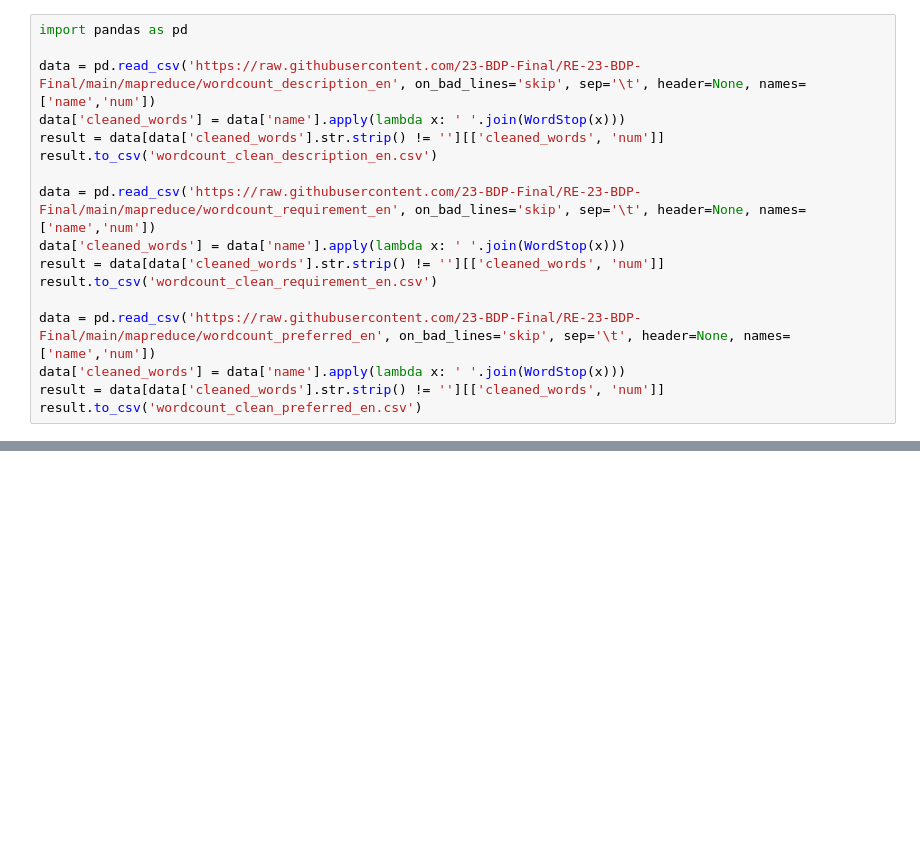
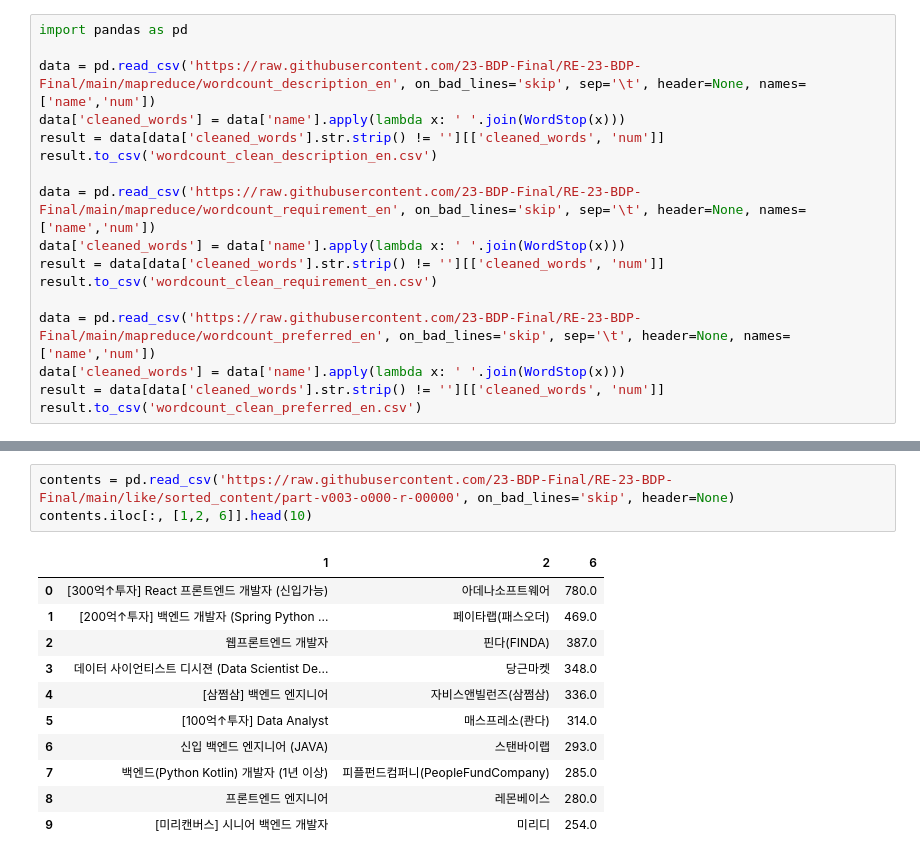
Before and after one commit to 23-BDP-Final/RE-23-BDP-Final, a Jupyter notebook: mapreduce/cleaned word/BDP_termproject_cleanedword.ipynb, the cells around one changed output, grey strips where cells are left out. Saved outputs shown, nothing was run; the diff lists cells and outputs as text; blank space fills up the shorter version.

```diff
--- a/mapreduce/cleaned word/BDP_termproject_cleanedword.ipynb
+++ b/mapreduce/cleaned word/BDP_termproject_cleanedword.ipynb
@@ -64,0 +150,15 @@ result.to_csv('wordcount_clean_preferred_en.csv')
+# %%
+contents = pd.read_csv('https://raw.githubusercontent.com/23-BDP-Final/RE-23-BDP-Final/main/like/sorted_content/part-v003-o000-r-00000', on_bad_lines='skip', header=None)
+contents.iloc[:, [1,2, 6]].head(10)
+# %% [output]
+|  | 1 | 2 | 6 |
+| 0 | [300억↑투자] React 프론트엔드 개발자 (신입가능) | 아데나소프트웨어 | 780.0 |
+| 1 | [200억↑투자] 백엔드 개발자 (Spring Python ... | 페이타랩(패스오더) | 469.0 |
+| 2 | 웹프론트엔드 개발자 | 핀다(FINDA) | 387.0 |
+| 3 | 데이터 사이언티스트 디시젼 (Data Scientist De... | 당근마켓 | 348.0 |
+| 4 | [삼쩜삼] 백엔드 엔지니어 | 자비스앤빌런즈(삼쩜삼) | 336.0 |
+| 5 | [100억↑투자] Data Analyst | 매스프레소(콴다) | 314.0 |
+| 6 | 신입 백엔드 엔지니어 (JAVA) | 스탠바이랩 | 293.0 |
+| 7 | 백엔드(Python Kotlin) 개발자 (1년 이상) | 피플펀드컴퍼니(PeopleFundCompany) | 285.0 |
+| 8 | 프론트엔드 엔지니어 | 레몬베이스 | 280.0 |
+| 9 | [미리캔버스] 시니어 백엔드 개발자 | 미리디 | 254.0 |
```
Also changed, not shown: parts of 5 cells of this notebook.
